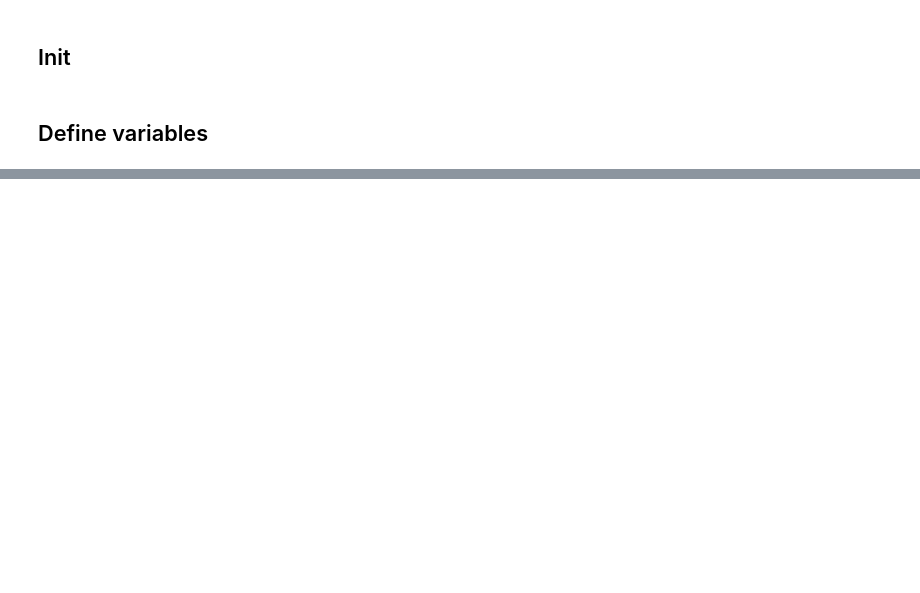
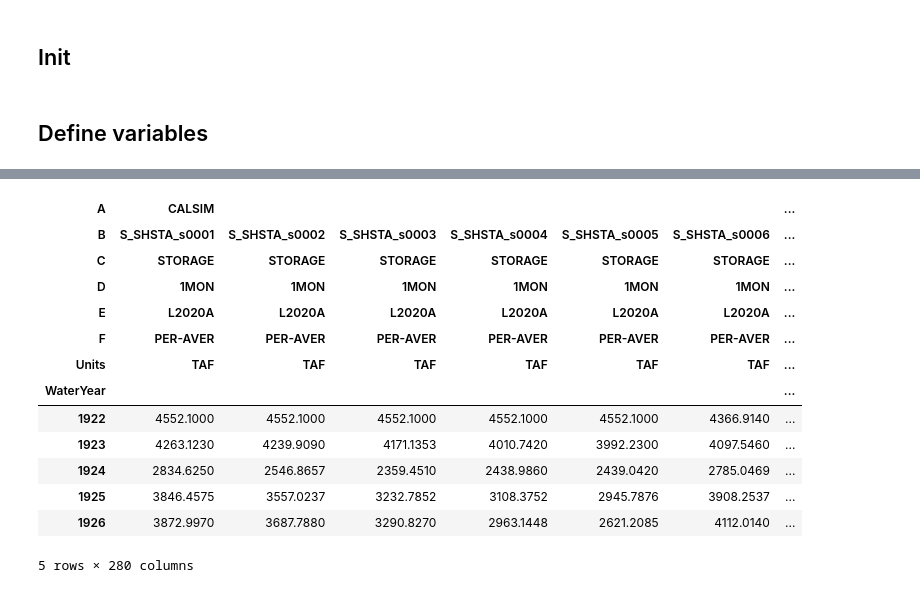
Before and after one commit to canruso/COEQWAL_V3, a Jupyter notebook: notebooks/Tier_Assignment_Storage.ipynb, the cells around one changed output, grey strips where cells are left out. Drawn from its saved outputs; the diff is of its cells as text; code cells hidden in the pictures; blank space fills up the shorter version.

Commit message:
add tier notebooks (updated, reran)

```diff
--- a/notebooks/Tier_Assignment_Storage.ipynb
+++ b/notebooks/Tier_Assignment_Storage.ipynb
@@ -21,14 +29,17 @@ CtrlTab = 'Init'
 
 ScenarioListFile, ScenarioListTab, ScenarioListPath, DVDssNamesOutPath, SVDssNamesOutPath, ScenarioIndicesOutPath, DssDirsOutPath, VarListPath, VarListFile, VarListTab, VarOutPath, DataOutPath, ConvertDataOutPath, ExtractionSubPath, DemandDeliverySubPath, ModelSubPath, GroupDataDirPath, ScenarioDir, DVDssMin, DVDssMax, SVDssMin, SVDssMax, NameMin, NameMax, DirMin, DirMax, IndexMin, IndexMax, StartMin, StartMax, EndMin, EndMax, VarMin, VarMax, DemandFilePath, DemandFileName, DemandFileTab, DemMin, DemMax, InflowOutSubPath, InflowFilePath, InflowFileName, InflowFileTab, InflowMin, InflowMax = cu.read_init_file(CtrlFile, CtrlTab)
 
-df, dss_names = read_in_df(ConvertDataOutPath,DVDssNamesOutPath)
+df, dss_names = read_in_df(ConvertDataOutPath, DVDssNamesOutPath)
 
-df.columns = ['_'.join(map(str, col)) if isinstance(col, tuple) else col for col in df.columns]
+# Keep original MultiIndex df for metrics, create flattened version for tiers
+var_df = add_water_year_column(df)
+df_flat = df.copy()
+df_flat.columns = ['_'.join(map(str, col)) if isinstance(col, tuple) else col for col in df_flat.columns]
 # %% [markdown]
 ## Define variables
 # %%
-hist_percentiles=[0.2, 0.333, 0.5] # percentiles for historical record
-tier_thresholds=(0.9, 0.67, 0.3) # tier assignment thresholds
+hist_percentiles = [0.2, 0.333, 0.5]  # percentiles for historical record
+tier_thresholds = (0.9, 0.67, 0.3)  # tier assignment thresholds
 cdec_calsim_vars = {
     "SHA": "S_SHSTA",
     "CLE": "S_TRNTY",
@@ -38,7 +49,12 @@ cdec_calsim_vars = {
     "MIL": "S_MLRTN",
     "LUS": "S_SLUIS_SWP",
     "SLF": "S_SLUIS_CVP"
-} # mapping between cdec and calsim var names
+}  # mapping between cdec and calsim var names
 
-cdec_file = "CDEC_Station_Key.csv" # cdec key file name
-metadata_file = "reservoir_metadata_table.csv" # reservoir metadata output file name
+cdec_file = "CDEC_Station_Key.csv"  # cdec key file name
+metadata_file = "reservoir_metadata_table.csv"  # reservoir metadata output file name
+
+variables_storage = ["S_SHSTA_", "S_OROVL_", "S_FOLSM_", "S_TRNTY_", "S_SLUIS_CVP_", "S_SLUIS_SWP_", "S_MLRTN_", "S_MELON_"]
+variables_floodpool = ["S_SHSTALEVEL5DV", "S_OROVLLEVEL5DV", "S_FOLSMLEVEL5DV", "S_TRNTYLEVEL4DV", "S_SLUIS_CVPLEVEL4DV", "S_SLUIS_SWPLEVEL4DV", "S_MLRTNLEVEL4", "S_MELONLEVEL4DV"]
+variables_capacity = ["S_SHSTALEVEL6DV", "S_OROVLLEVEL6DV", "S_FOLSMLEVEL6DV", "S_TRNTYLEVEL5DV", "S_SLUIS_CVPLEVEL5DV", "S_SLUIS_SWPLEVEL5DV", "S_MLRTNLEVEL5DV", "S_MELONLEVEL5DV"]
+units = "TAF"
@@ -107,0 +178,3 @@ tier_df
+# %%
+storage_df = create_subset_list(var_df, variables_storage)
+storage_df.head(5)
@@ -107,0 +229,18 @@ tier_df
+# %%
+Apr_Storage_df = compute_annual_means_list(storage_df, variables_storage, units=units, months=[4])
+Apr_Storage_df.head(5)
+# %% [output]
+| A | CALSIM |  |  |  |  |  | ... |
+| B | S_SHSTA_s0001 | S_SHSTA_s0002 | S_SHSTA_s0003 | S_SHSTA_s0004 | S_SHSTA_s0005 | S_SHSTA_s0006 | ... |
+| C | STORAGE | STORAGE | STORAGE | STORAGE | STORAGE | STORAGE | ... |
+| D | 1MON | 1MON | 1MON | 1MON | 1MON | 1MON | ... |
+| E | L2020A | L2020A | L2020A | L2020A | L2020A | L2020A | ... |
+| F | PER-AVER | PER-AVER | PER-AVER | PER-AVER | PER-AVER | PER-AVER | ... |
+| Units | TAF | TAF | TAF | TAF | TAF | TAF | ... |
+| WaterYear |  |  |  |  |  |  | ... |
+| 1922 | 4552.1000 | 4552.1000 | 4552.1000 | 4552.1000 | 4552.1000 | 4366.9140 | ... |
+| 1923 | 4263.1230 | 4239.9090 | 4171.1353 | 4010.7420 | 3992.2300 | 4097.5460 | ... |
+| 1924 | 2834.6250 | 2546.8657 | 2359.4510 | 2438.9860 | 2439.0420 | 2785.0469 | ... |
+| 1925 | 3846.4575 | 3557.0237 | 3232.7852 | 3108.3752 | 2945.7876 | 3908.2537 | ... |
+| 1926 | 3872.9970 | 3687.7880 | 3290.8270 | 2963.1448 | 2621.2085 | 4112.0140 | ... |
+5 rows × 280 columns
```
Also changed, not shown: parts of 32 cells of this notebook, 2 other files.
